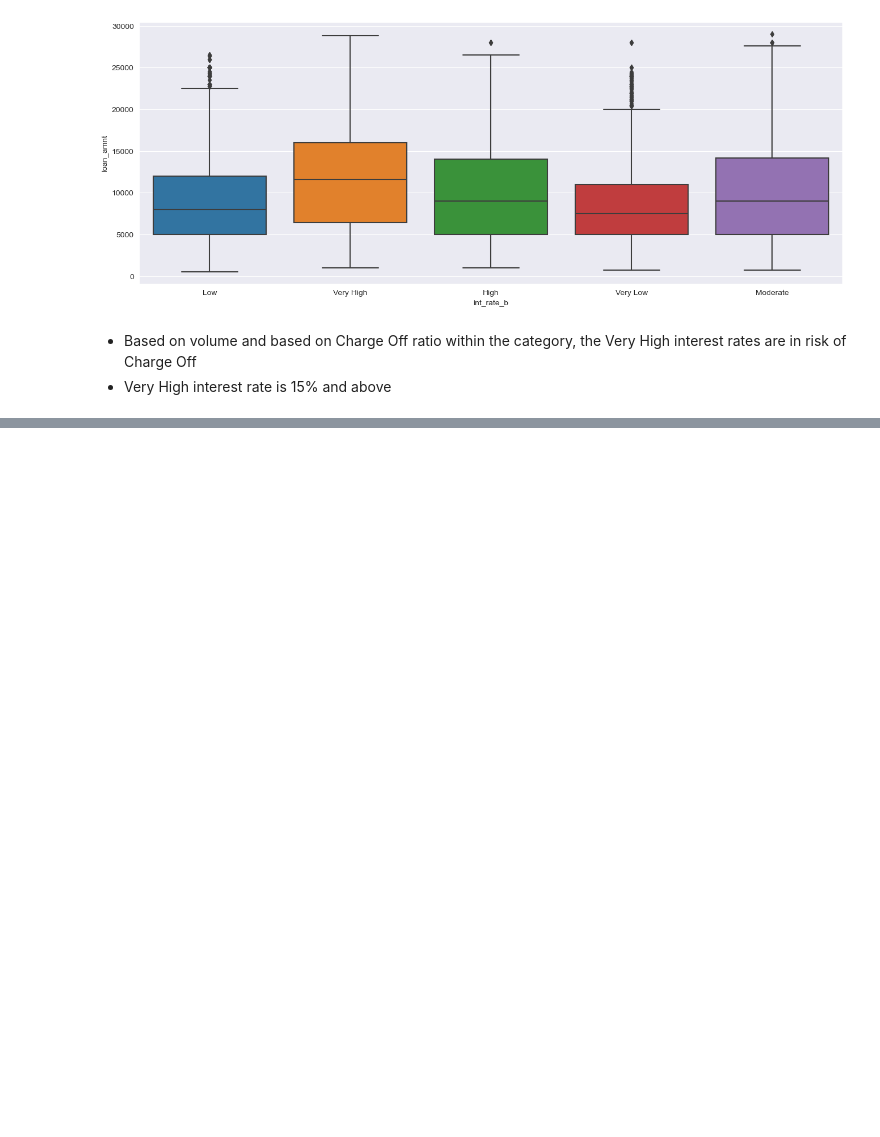
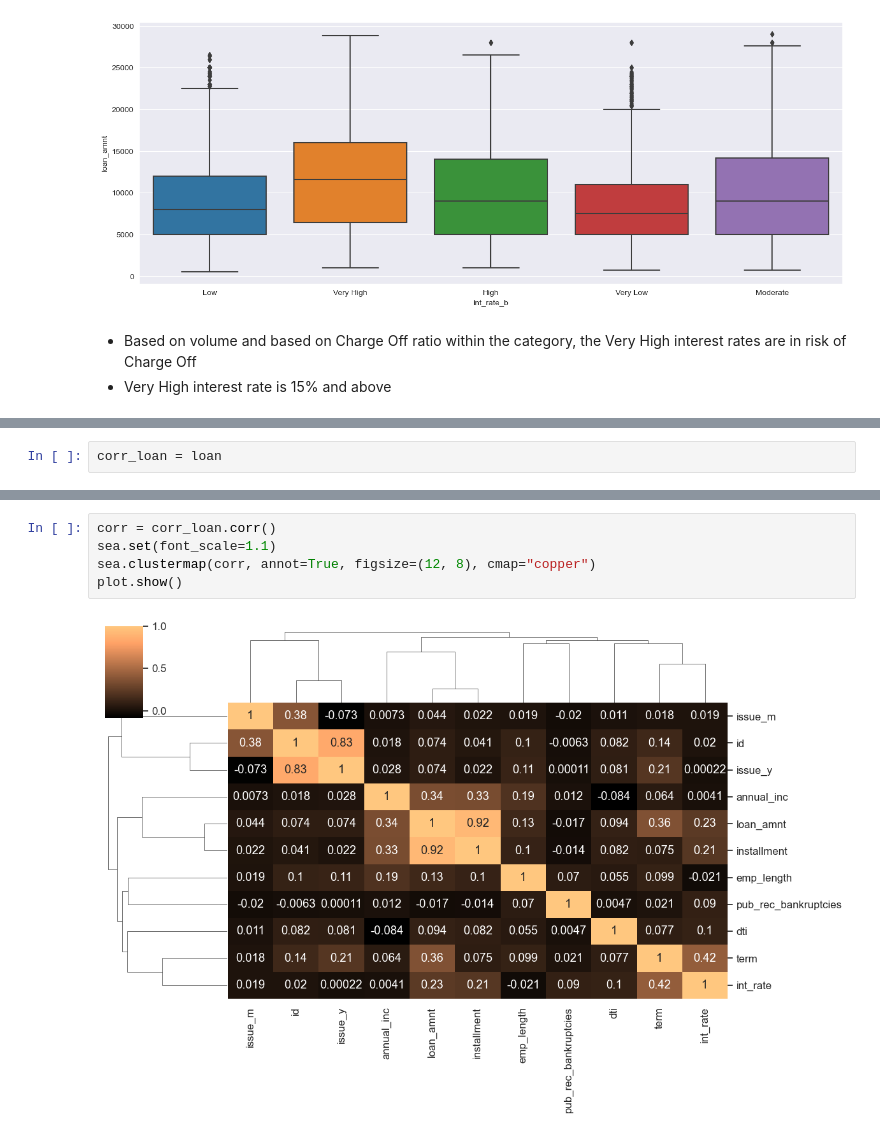
Before and after one commit to manikUpgrad/lending-club, a Jupyter notebook: manik_bajaj.ipynb, the cells around one changed output, grey strips where cells are left out. Drawn from its saved outputs; the diff is of its cells as text; blank space fills up the shorter version.

```diff
--- a/manik_bajaj.ipynb
+++ b/manik_bajaj.ipynb
@@ -1392,0 +1395,2 @@ plot.show()
+# %%
+corr_loan = loan
@@ -1392,0 +1418,7 @@ plot.show()
+# %%
+corr = corr_loan.corr()
+sea.set(font_scale=1.1)
+sea.clustermap(corr, annot=True, figsize=(12, 8), cmap="copper")
+plot.show()
+# %% [output]
+[figure, added]
```
Also changed, not shown: parts of 11 cells of this notebook.
